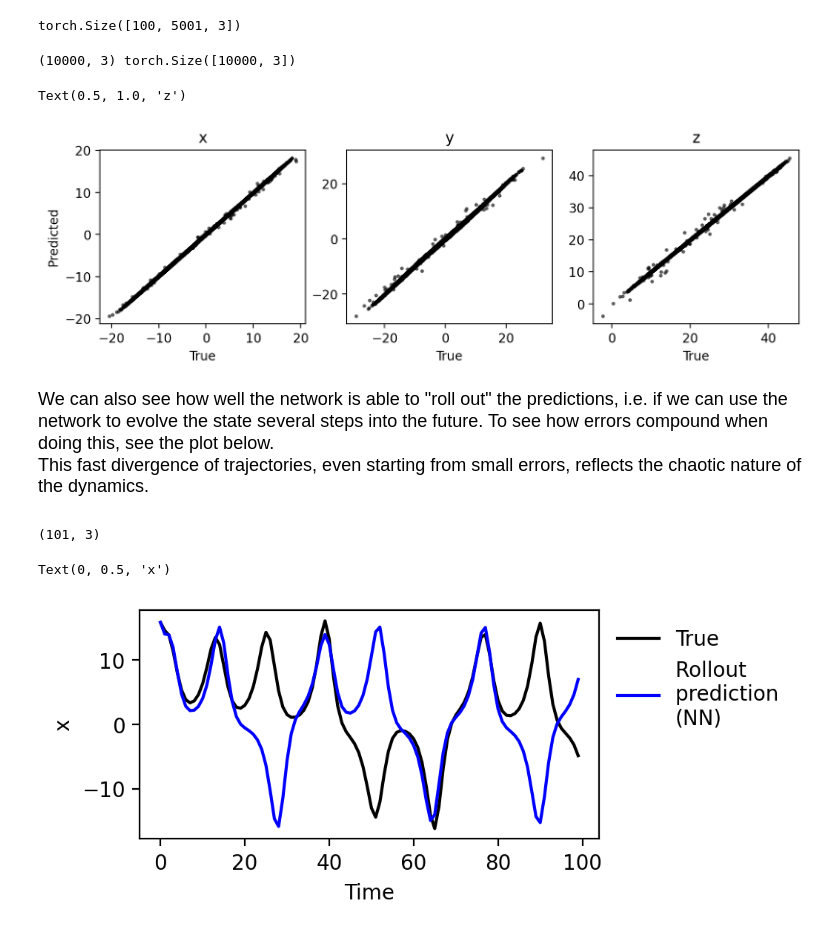
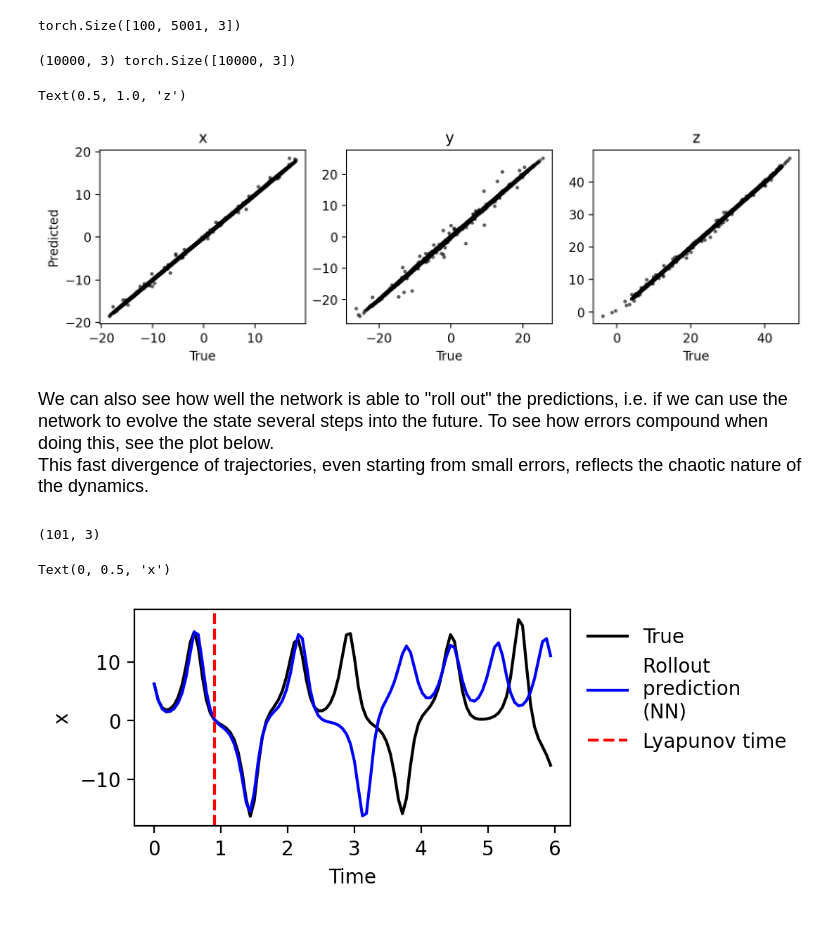
Before and after one commit to schmittms/ML_tutorial, a Jupyter notebook: 04_intro_to_datasets.ipynb, the cells around one changed output. Saved outputs shown, nothing was run; the diff lists cells and outputs as text; code cells hidden in the pictures.

Commit message:
added dynamics rollout to validation

```diff
--- a/04_intro_to_datasets.ipynb
+++ b/04_intro_to_datasets.ipynb
@@ -54,4 +57,8 @@ for init in init_x:
     trajectories.append( scipy.integrate.solve_ivp(lorenz, [0, teval[-1]], init, t_eval=teval).y )
 
 trajectories = np.asarray(trajectories) # shape: [N init cond, 3, Time]
+
+
+dt = teval[1] - teval[0]
+lyapunov_time = 0.9056/dt # this is the time scale for trajectories to diverge, in units of dt
 # %%
@@ -323,7 +332,7 @@ model = NNModel(input_size=3, # number of channels/dimensions of the input
                  n_channels=64, # number of channels/dimensions of inner layers
                  n_layers=4, # number of intermediate layers
                  activation_fct=nn.ReLU(),
-                 optimization_hyperparameters={'LR': 1e-3})
+                 optimization_hyperparameters={'LR': 1e-4})
 # %% [markdown]
 # Now do training procedure by iterating over the dataset a total number of *n_epochs* times.
 # %%
@@ -351,11 +360,14 @@ NNModel(
 #prediction_history = []
 loss_history = []
 
-n_epochs = 2
+n_epochs = 10
 print("Len dataset:", len(dataset_lorenz), "Steps per epoch: ", len(dataset_lorenz.loader))
 
-import time
 t0 = time.time()
+
+
+#from tqdm.autonotebook import tqdm
+#pb = tqdm(total=n_epochs*len(dataset_lorenz.loader)) # makes a nice progress bar if you have tqdm
 for epoch in range(n_epochs):
     for batch in dataset_lorenz.loader:
         inputs = batch['input'].float()
@@ -371,7 +383,8 @@ for epoch in range(n_epochs):
         model.optimizer.step() # will do a gradient step
 
         loss_history.append(loss.detach().cpu().numpy())
-
+        #pb.update(1)
+        #pb.set_description(f"Epoch {epoch}, Loss: {loss:0.3e}")
     print(f"Epoch {epoch}, Loss: {loss:0.3f}, Time: {time.time()-t0:0.2f}s")
 # %% [output]
 Len dataset: 499800 Steps per epoch:  3905
@@ -419,7 +440,7 @@ ax[2].set_title('z')
 # %% [output]
 (10000, 3) torch.Size([10000, 3])
 Text(0.5, 1.0, 'z')
-[figure, old version]
+[figure, new version]
 # %% [markdown]
 <font size=4>
 We can also see how well the network is able to "roll out" the predictions, i.e. if we can use the network to evolve the state several steps into the future. To see how errors compound when doing this, see the plot below.
@@ -427,27 +448,35 @@ We can also see how well the network is able to "roll out" the predictions, i.e.
 This fast divergence of trajectories, even starting from small errors, reflects the chaotic nature of the dynamics.
 </font>
 # %%
-inpt_data  = dataset_lorenz.data[0,::dataset_lorenz.dT].float().to(device)#.detach().cpu().numpy() # inputs
+inpt_data  = dataset_lorenz.data[6,::dataset_lorenz.dT].float().to(device)#.detach().cpu().numpy() # inputs
+time_downsampled = np.arange(dataset_lorenz.data.shape[1])[::dataset_lorenz.dT]
 
+plot_horizon = 100
 init_cond = inpt_data[0]
 predictions = [init_cond]
-for i in range(100):
+for i in range(plot_horizon):
     pred = model(predictions[-1]).detach() # make next step prediction using last element
     predictions.append(pred)
 
 predictions = torch.stack(predictions).detach().cpu().numpy()
 print(predictions.shape)
 
 fig,ax=plt.subplots(1,1,figsize=(4,2),dpi=200)
 
-ax.plot(inpt_data[:100,0].detach().cpu().numpy(), color='k', label='True')
-ax.plot(predictions[:100,0], color='b', label='Rollout \nprediction \n(NN)')
+ax.plot(time_downsampled[:plot_horizon]*dt,
+        inpt_data[:plot_horizon,0].detach().cpu().numpy(),
+        color='k', label='True')
+ax.plot(time_downsampled[:plot_horizon]*dt,
+        predictions[:plot_horizon,0],
+        color='b', label='Rollout \nprediction \n(NN)')
+
+ax.axvline(x=lyapunov_time*dt, color='r', linestyle='--', label='Lyapunov time')
 
 ax.legend(frameon=False, bbox_to_anchor=(1,1), loc='upper left', )
 
 ax.set_xlabel('Time')
 ax.set_ylabel('x')
 # %% [output]
 (101, 3)
 Text(0, 0.5, 'x')
-[figure, old version]
+[figure, new version]
```
Also changed, not shown: parts of 9 cells of this notebook.
